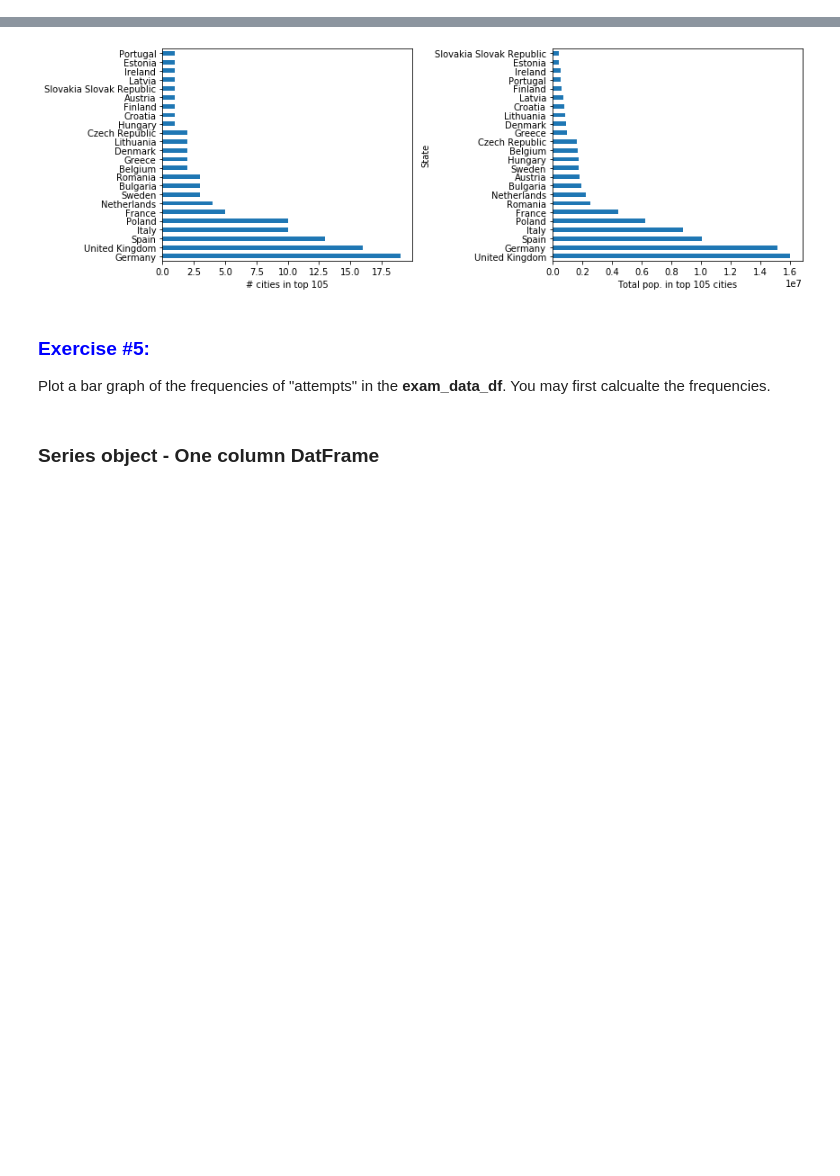
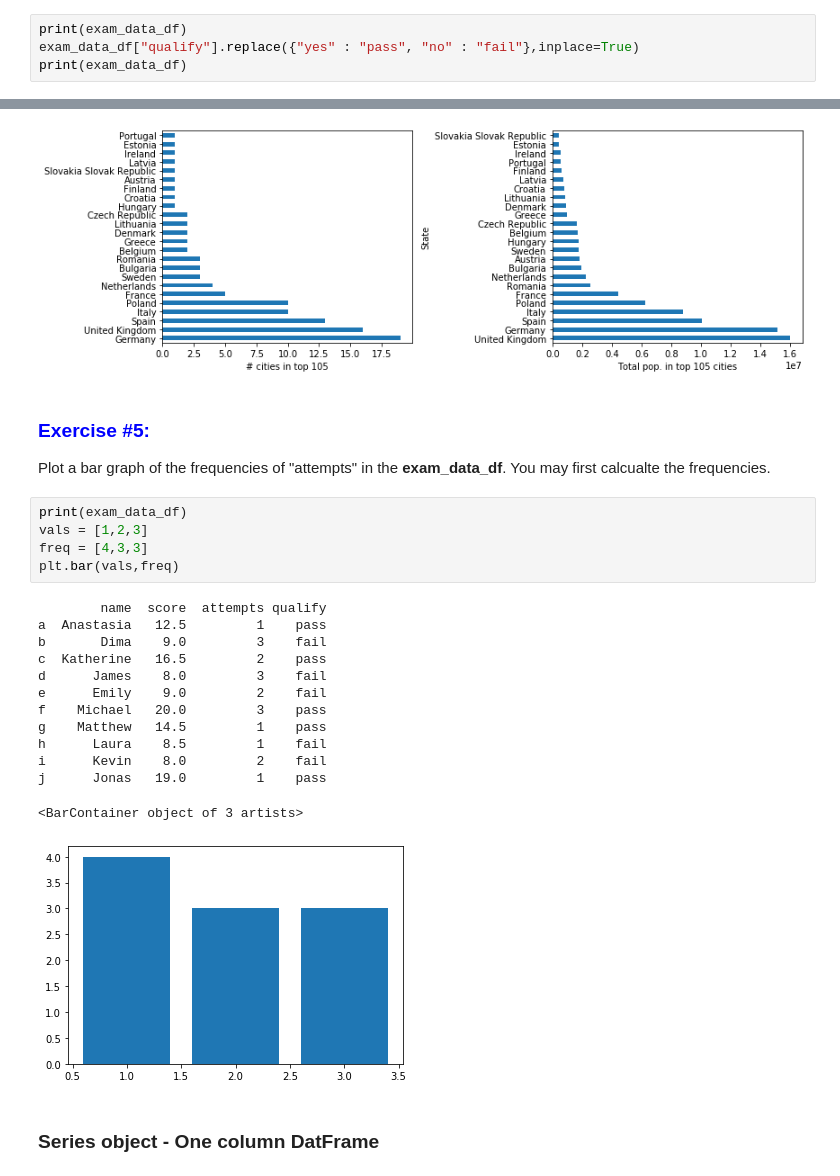
Before and after one commit to Mvalentino92/MachineLearning, a Jupyter notebook: assignment2/Assignment2_2.ipynb, the cells around one changed output, grey strips where cells are left out. Drawn from its saved outputs; the diff is of its cells as text; blank space fills up the shorter version.

```diff
--- a/assignment2/Assignment2_2.ipynb
+++ b/assignment2/Assignment2_2.ipynb
@@ -297,3 +308,7 @@ df_pop.head()
 ### <font color='blue'> Exercise #3:  </font>
 1.  Use the column "labels" now as index in **exam_data_df**
 2.  Replace all occurrences of "yes" in "qualify" column with "pass" and "no" with "fail" in the DataFrame **exam_data_df*
+# %%
+print(exam_data_df)
+exam_data_df["qualify"].replace({"yes" : "pass", "no" : "fail"},inplace=True)
+print(exam_data_df)
@@ -423,6 +470,25 @@ fig.tight_layout()
 ### <font color='blue'> Exercise #5:  </font>
 
 Plot a bar graph of the frequencies of "attempts" in the **exam_data_df**.  You may first calcualte the frequencies.
+# %%
+print(exam_data_df)
+vals = [1,2,3]
+freq = [4,3,3]
+plt.bar(vals,freq)
+# %% [output]
+        name  score  attempts qualify
+a  Anastasia   12.5         1    pass
+b       Dima    9.0         3    fail
+c  Katherine   16.5         2    pass
+d      James    8.0         3    fail
+e      Emily    9.0         2    fail
+f    Michael   20.0         3    pass
+g    Matthew   14.5         1    pass
+h      Laura    8.5         1    fail
+i      Kevin    8.0         2    fail
+j      Jonas   19.0         1    pass
+<BarContainer object of 3 artists>
+[figure, added]
 # %% [markdown]
 ### Series object - One column DatFrame
 # %%
```
Also changed, not shown: parts of 4 cells of this notebook.
